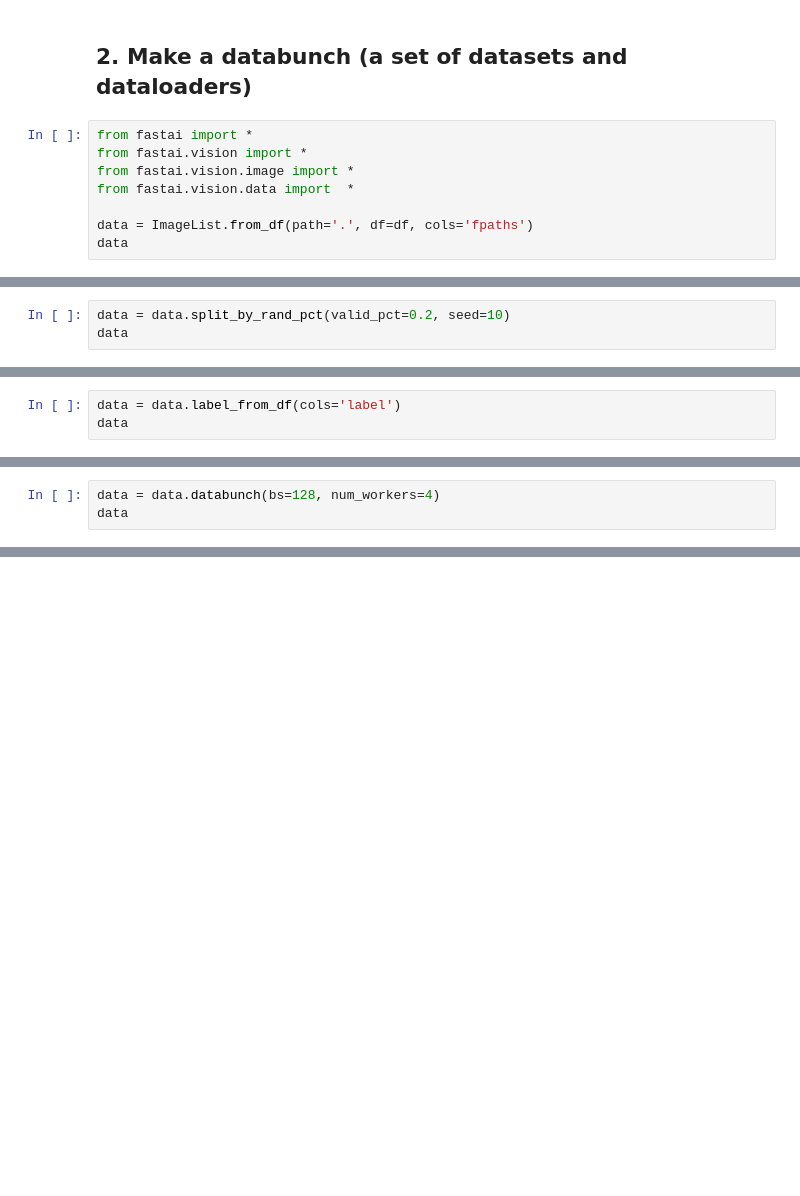
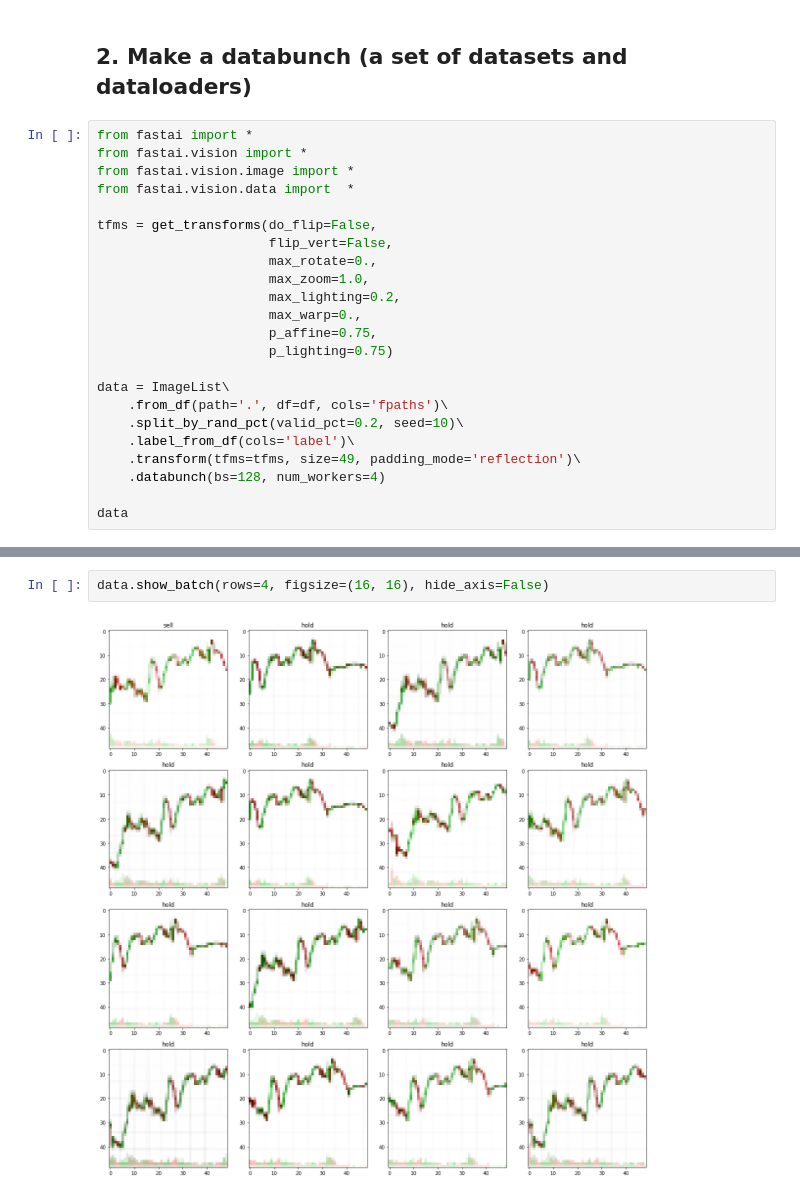
Before and after one commit to aleksiromanov/ai, a Jupyter notebook: FASTAI-CNN.ipynb, the cells around one changed output, grey strips where cells are left out. Cells and saved outputs as stored; diff of their text form; blank space fills up the shorter version.

```diff
--- a/FASTAI-CNN.ipynb
+++ b/FASTAI-CNN.ipynb
@@ -112,6 +112,21 @@ from fastai.vision import *
 from fastai.vision.image import *
 from fastai.vision.data import  *
 
-data = ImageList.from_df(path='.', df=df, cols='fpaths')
+tfms = get_transforms(do_flip=False,
+                      flip_vert=False,
+                      max_rotate=0.,
+                      max_zoom=1.0,
+                      max_lighting=0.2,
+                      max_warp=0.,
+                      p_affine=0.75,
+                      p_lighting=0.75)
+
+data = ImageList\
+    .from_df(path='.', df=df, cols='fpaths')\
+    .split_by_rand_pct(valid_pct=0.2, seed=10)\
+    .label_from_df(cols='label')\
+    .transform(tfms=tfms, size=49, padding_mode='reflection')\
+    .databunch(bs=128, num_workers=4)
+
 data
 # %% [output]
@@ -121,3 +149,0 @@ Path: .
-# %%
-data = data.split_by_rand_pct(valid_pct=0.2, seed=10)
-data
@@ -136,3 +149,0 @@ Test: None
-# %%
-data = data.label_from_df(cols='label')
-data
@@ -169,3 +149,0 @@ tfms = get_transforms(do_flip=True,
-# %%
-data = data.databunch(bs=128, num_workers=4)
-data
@@ -194,3 +150,7 @@ Test: None
+# %%
+data.show_batch(rows=4, figsize=(16, 16), hide_axis=False)
+# %% [output]
+[figure, added]
 # %%
 # normalization
 
```
Also changed, not shown: parts of 13 cells of this notebook.
